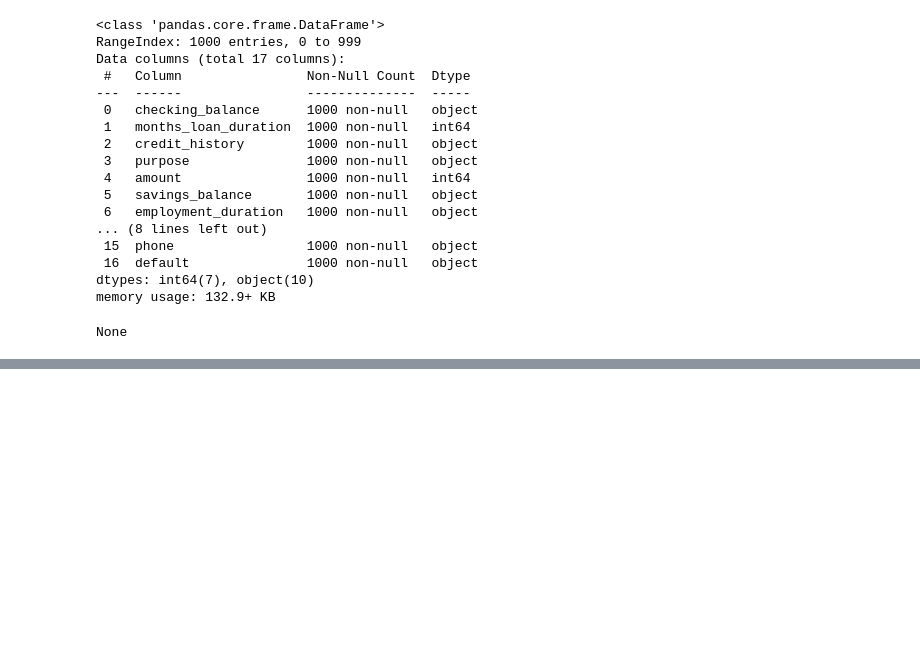
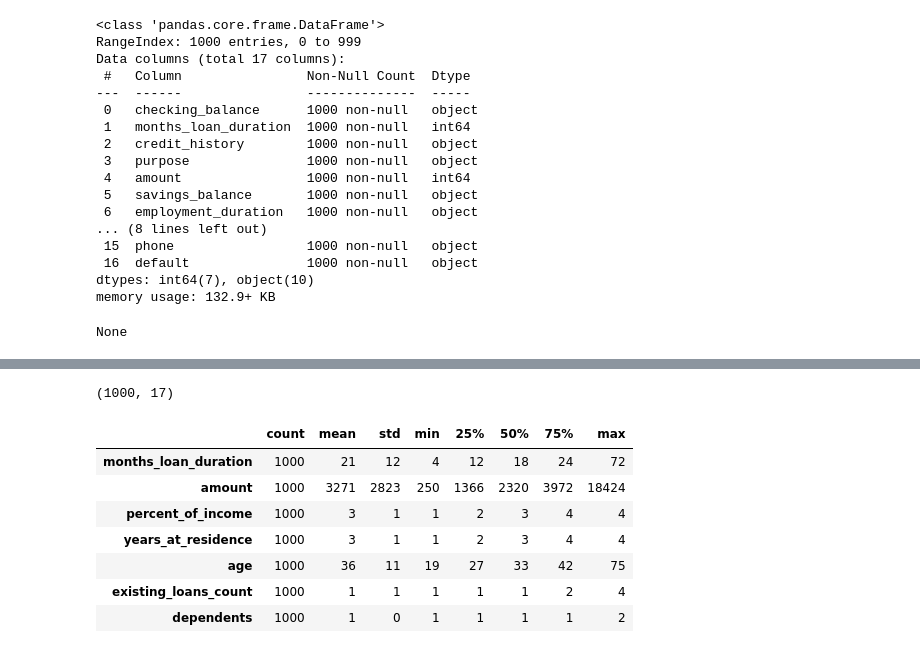
Before and after one commit to AustinCC-CSSO/ACC-ACM-ML-Master-Template, a Jupyter notebook: mastertemplate.ipynb, the cells around one changed output, grey strips where cells are left out. Cells and saved outputs as stored; diff of their text form; code cells hidden in the pictures; blank space fills up the shorter version.

```diff
--- a/mastertemplate.ipynb
+++ b/mastertemplate.ipynb
@@ -47,0 +228,16 @@ None
+# %%
+# shape of the data in dataframe
+display(df.shape)
+
+# describe statistics
+display(df.describe().T)
+# %% [output]
+(1000, 17)
+|  | count | mean | std | min | 25% | 50% | 75% | max |
+| months_loan_duration | 1000 | 21 | 12 | 4 | 12 | 18 | 24 | 72 |
+| amount | 1000 | 3271 | 2823 | 250 | 1366 | 2320 | 3972 | 18424 |
+| percent_of_income | 1000 | 3 | 1 | 1 | 2 | 3 | 4 | 4 |
+| years_at_residence | 1000 | 3 | 1 | 1 | 2 | 3 | 4 | 4 |
+| age | 1000 | 36 | 11 | 19 | 27 | 33 | 42 | 75 |
+| existing_loans_count | 1000 | 1 | 1 | 1 | 1 | 1 | 2 | 4 |
+| dependents | 1000 | 1 | 0 | 1 | 1 | 1 | 1 | 2 |
```
Also changed, not shown: parts of 9 cells of this notebook.
